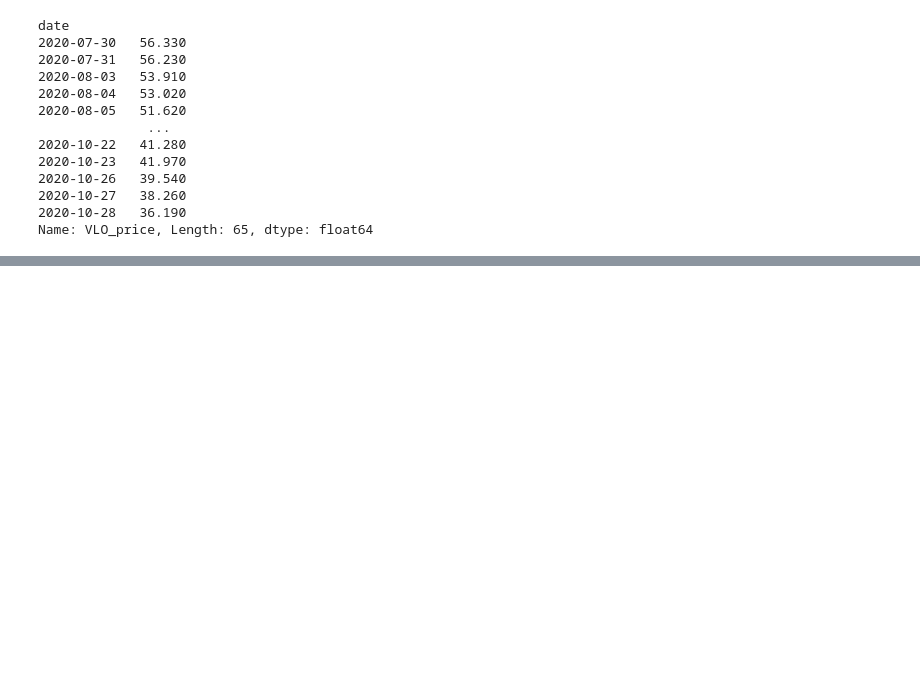
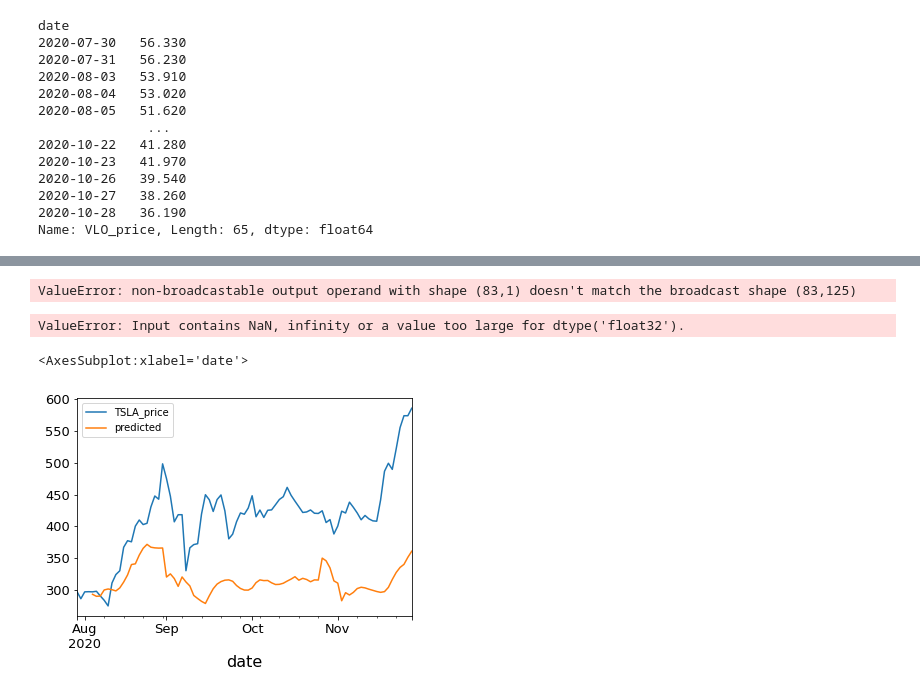
Before and after one commit to skelouse/capstone-stock-analysis, a Jupyter notebook: model_creation.ipynb, the cells around one changed output, grey strips where cells are left out. Drawn from its saved outputs; the diff is of its cells as text; code cells hidden in the pictures; blank space fills up the shorter version.

```diff
--- a/model_creation.ipynb
+++ b/model_creation.ipynb
@@ -254,0 +260,33 @@ Name: VLO_price, Length: 65, dtype: float64
+# %%
+df = pd.read_pickle('./data/modeling/model_df.pkl')
+tsla_columns = [col for col in df.columns if "TSLA" in col]
+df = df[tsla_columns]
+
+column_indices = {name: i for i, name in enumerate(df.columns)}
+
+df_train = df.iloc[:250].copy()
+df_test = df.iloc[250:].copy()
+
+scaler = MinMaxScaler()
+df_train_scaled = scaler.fit_transform(df_train)
+df_test_scaled = scaler.transform(df_test)
+
+# make price scaler
+
+X_train = df_train_scaled.copy()
+y_train = df_train_scaled.copy()
+
+X_test = df_test_scaled.copy()
+y_test = df_test_scaled.copy()
+
+n_features = X_train.shape[1]
+X_train_reshaped = X_train.reshape((len(X_train), n_features))
+y_train_reshaped = y_train.reshape((len(y_train), n_features))
+
+n_features = X_test.shape[1]
+X_test_reshaped = X_test.reshape((len(X_test), n_features))
+y_test_reshaped = y_test.reshape((len(y_test), n_features))
+
+n_input = 4
+data_gen = sequence.TimeseriesGenerator(X_train_reshaped, y_train_reshaped[:,column_indices['TSLA_price']], length=n_input)
+test_data_gen = sequence.TimeseriesGenerator(X_test_reshaped, y_test_reshaped[:,column_indices['TSLA_price']], length=n_input)
@@ -254,0 +346,7 @@ Name: VLO_price, Length: 65, dtype: float64
+# %%
+# df_test['predicted'] = pd.DataFrame(train_scaler.inverse_transform(model.predict(test_data_gen)), columns=df.columns,
+#                                     index=df_test[n_input:].index)['TSLA_price']
+
+scaler.inverse_transform(model.predict(test_data_gen))
+# %% [output]
+ValueError: non-broadcastable output operand with shape (83,1) doesn't match the broadcast shape (83,125)
@@ -254,0 +355,9 @@ Name: VLO_price, Length: 65, dtype: float64
+# %%
+r2_score(df_test[['TSLA_price']], df_test[['predicted']])
+# %% [output]
+ValueError: Input contains NaN, infinity or a value too large for dtype('float32').
+# %%
+df_test[['TSLA_price', 'predicted']].plot()
+# %% [output]
+<AxesSubplot:xlabel='date'>
+[figure, added]
```
Also changed, not shown: parts of 12 cells of this notebook, 1 other file.
